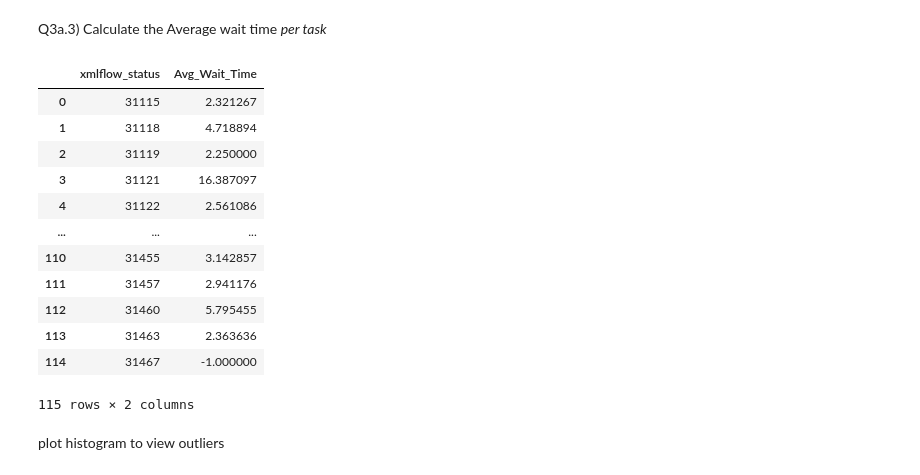
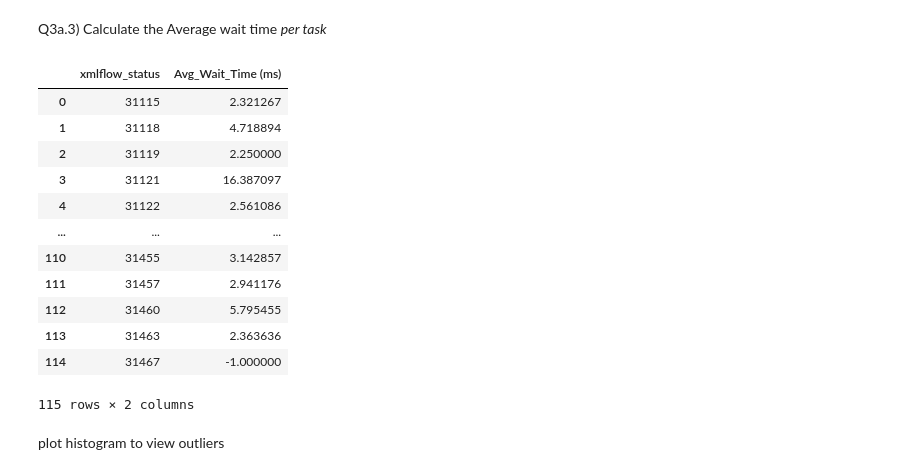
Before and after one commit to ash-111/Technical-Assignment---April-5, a Jupyter notebook: Code_v3.ipynb, the cells around one changed output. Drawn from its saved outputs; the diff is of its cells as text; code cells hidden in the pictures.

```diff
--- a/Code_v3.ipynb
+++ b/Code_v3.ipynb
@@ -163,10 +171,10 @@ Q3a.3) Calculate the Average wait time *per task*
 # %%
 df_AverageWaitTimePerTask = df_waitTimePerTask['wait_time']/df_waitTimePerTask['Ones']
 df_AverageWaitTimePerTask = df_AverageWaitTimePerTask.reset_index()
-df_AverageWaitTimePerTask = df_AverageWaitTimePerTask.rename(columns={0: 'Avg_Wait_Time'})
+df_AverageWaitTimePerTask = df_AverageWaitTimePerTask.rename(columns={0: 'Avg_Wait_Time (ms)'})
 df_AverageWaitTimePerTask
 # %% [output]
-|  | xmlflow_status | Avg_Wait_Time |
+|  | xmlflow_status | Avg_Wait_Time (ms) |
 | 0 | 31115 | 2.321267 |
 | 1 | 31118 | 4.718894 |
 | 2 | 31119 | 2.250000 |
```
Also changed, not shown: parts of 14 cells of this notebook, 7 other files.
